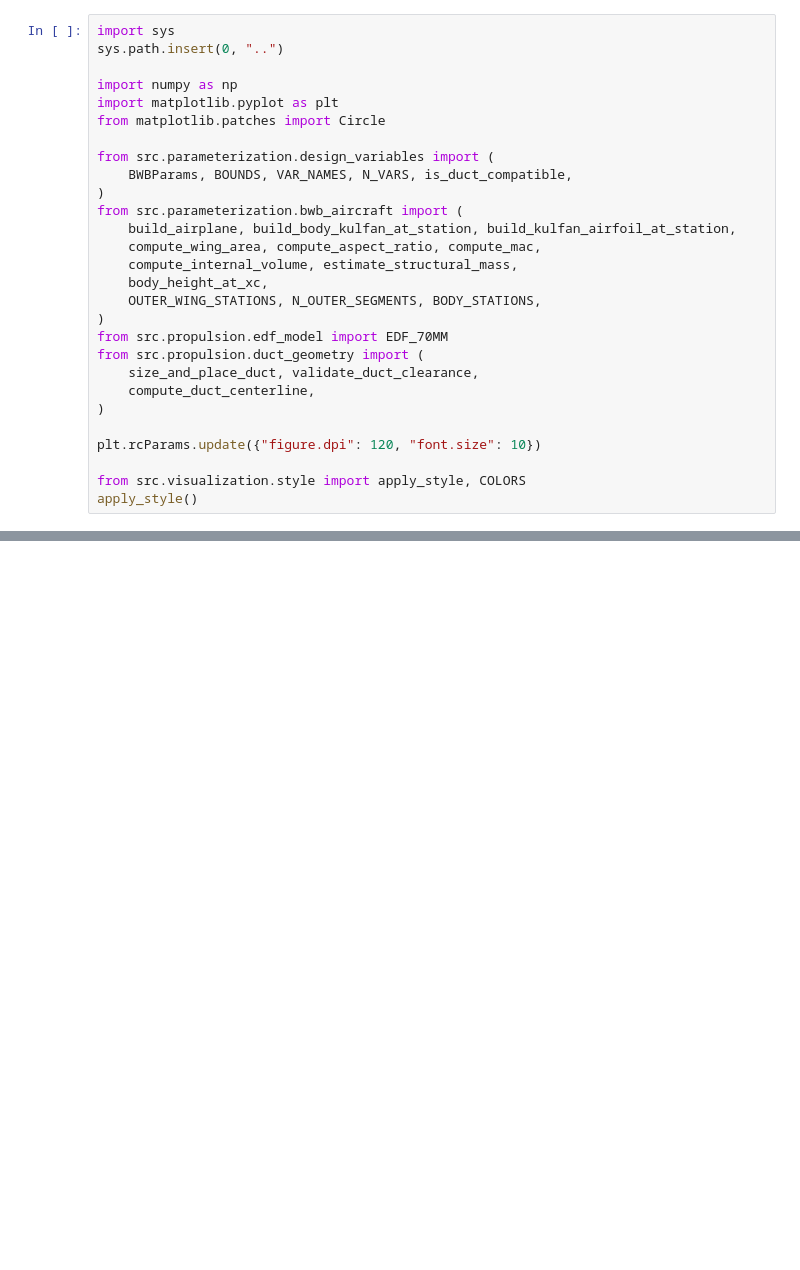
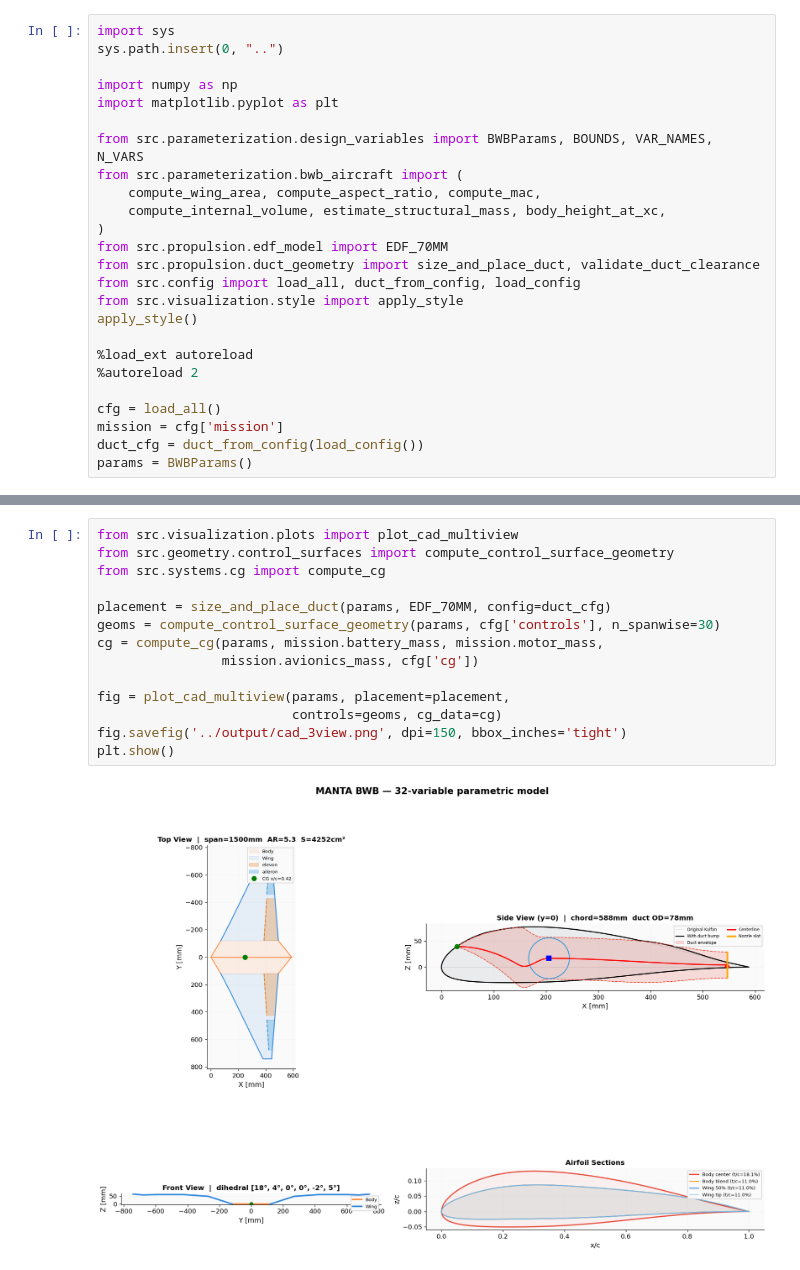
Before and after one commit to data-fablab/MANTA, a Jupyter notebook: notebooks/02_parametric_geometry.ipynb, the cells around one changed output, grey strips where cells are left out. Drawn from its saved outputs; the diff is of its cells as text; blank space fills up the shorter version.

```diff
--- a/notebooks/02_parametric_geometry.ipynb
+++ b/notebooks/02_parametric_geometry.ipynb
@@ -17,25 +12,22 @@ sys.path.insert(0, "..")
 
 import numpy as np
 import matplotlib.pyplot as plt
-from matplotlib.patches import Circle
 
-from src.parameterization.design_variables import (
-    BWBParams, BOUNDS, VAR_NAMES, N_VARS, is_duct_compatible,
-)
+from src.parameterization.design_variables import BWBParams, BOUNDS, VAR_NAMES, N_VARS
 from src.parameterization.bwb_aircraft import (
-    build_airplane, build_body_kulfan_at_station, build_kulfan_airfoil_at_station,
     compute_wing_area, compute_aspect_ratio, compute_mac,
-    compute_internal_volume, estimate_structural_mass,
-    body_height_at_xc,
-    OUTER_WING_STATIONS, N_OUTER_SEGMENTS, BODY_STATIONS,
+    compute_internal_volume, estimate_structural_mass, body_height_at_xc,
 )
 from src.propulsion.edf_model import EDF_70MM
-from src.propulsion.duct_geometry import (
-    size_and_place_duct, validate_duct_clearance,
-    compute_duct_centerline,
-)
+from src.propulsion.duct_geometry import size_and_place_duct, validate_duct_clearance
+from src.config import load_all, duct_from_config, load_config
+from src.visualization.style import apply_style
+apply_style()
 
-plt.rcParams.update({"figure.dpi": 120, "font.size": 10})
+%load_ext autoreload
+%autoreload 2
 
-from src.visualization.style import apply_style, COLORS
-apply_style()
+cfg = load_all()
+mission = cfg['mission']
+duct_cfg = duct_from_config(load_config())
+params = BWBParams()
@@ -389,0 +74,16 @@ plt.show()
+# %%
+from src.visualization.plots import plot_cad_multiview
+from src.geometry.control_surfaces import compute_control_surface_geometry
+from src.systems.cg import compute_cg
+
+placement = size_and_place_duct(params, EDF_70MM, config=duct_cfg)
+geoms = compute_control_surface_geometry(params, cfg['controls'], n_spanwise=30)
+cg = compute_cg(params, mission.battery_mass, mission.motor_mass,
+                mission.avionics_mass, cfg['cg'])
+
+fig = plot_cad_multiview(params, placement=placement,
+                         controls=geoms, cg_data=cg)
+fig.savefig('../output/cad_3view.png', dpi=150, bbox_inches='tight')
+plt.show()
+# %% [output]
+[figure, added]
```
Also changed, not shown: parts of 20 cells of this notebook, 14 other files.
